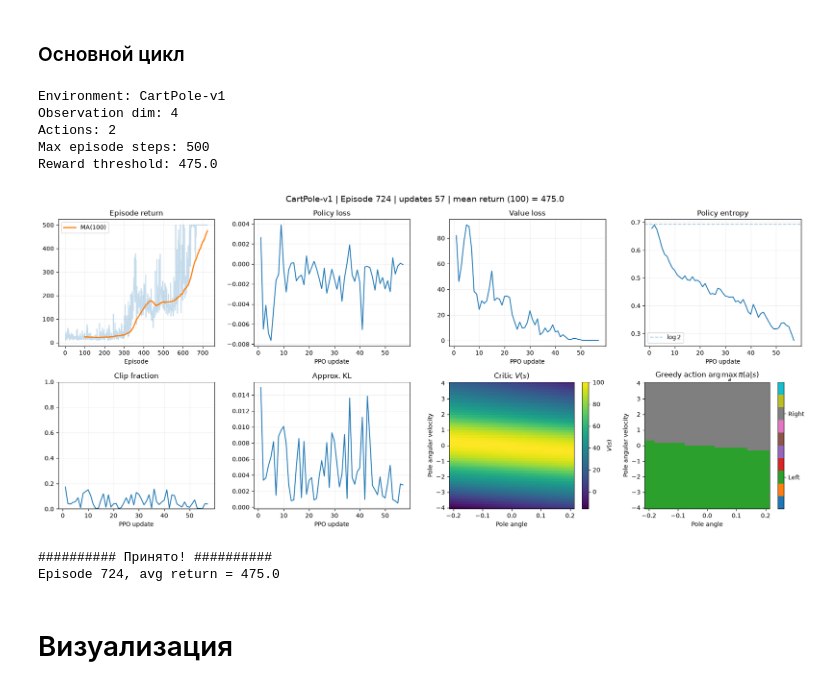
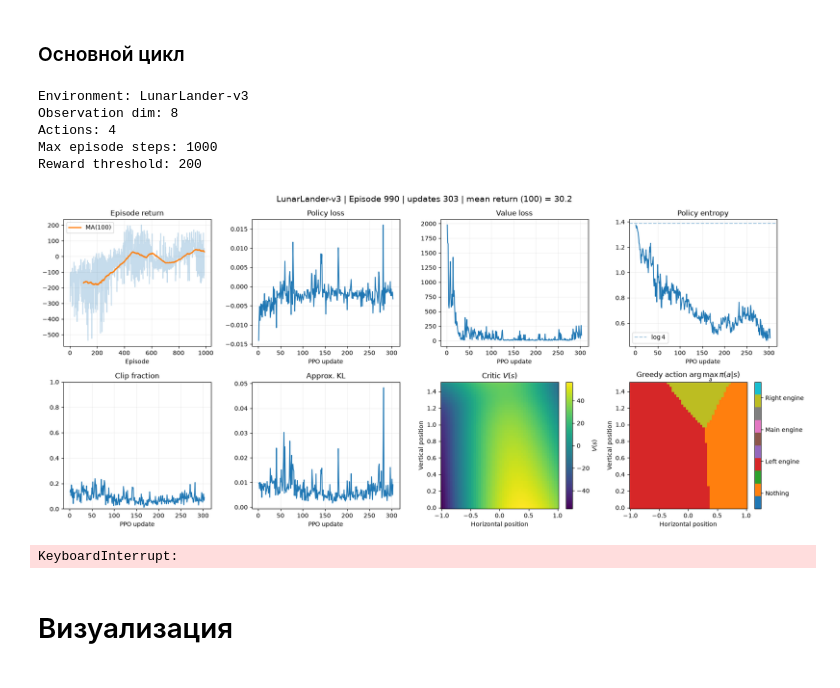
Before and after one commit to Tviskaron/SB-RL-2026, a Jupyter notebook: seminars/06-seminar-ppo.ipynb, the cells around one changed output. Drawn from its saved outputs; the diff is of its cells as text; code cells hidden in the pictures.

```diff
--- a/seminars/06-seminar-ppo.ipynb
+++ b/seminars/06-seminar-ppo.ipynb
@@ -1194,9 +1194,9 @@ class PPO:
 # %% [markdown]
 ### Основной цикл
 # %%
-env_name = "CartPole-v1"
+# env_name = "CartPole-v1"
 # env_name = "MountainCar-v0"
-# env_name = "LunarLander-v3"
+env_name = "LunarLander-v3"
 
 env = gym.make(env_name)
 
@@ -1224,17 +1224,17 @@ max_episodes = 50000
 n_latent_var = 128
 update_timestep = 2000
 
-lr = 0.01
+lr = 0.005
 betas = (0.9, 0.999)
 
-gamma = 0.99
+gamma = 0.999
 gae_lambda = 0.95
 
-K_epochs = 4
+K_epochs = 8
 eps_clip = 0.2
 
-vf_coef = 0.25
-ent_coef = 0.01
+vf_coef = 0.5
+ent_coef = 0.001
 
 random_seed = None
 
@@ -1316,41 +1316,40 @@ for i_episode in range(1, max_episodes + 1):
         if terminated or truncated:
             break
 
     dashboard.log_episode(
         i_episode,
         episode_return,
         t + 1,
     )
 
     # CartPole-v1 solved check
     if len(dashboard.returns) >= log_interval:
 
         avg_reward = np.mean(
             dashboard.returns[-log_interval:]
         )
 
         if avg_reward >= solved_reward:
             dashboard.render()
 
             print(
                 f"########## Принято! ##########\n"
                 f"Episode {i_episode}, "
                 f"avg return = {avg_reward:.1f}"
             )
 
             break
 
 
 env.close()
 # %% [output]
-Environment: CartPole-v1
-Observation dim: 4
-Actions: 2
-Max episode steps: 500
-Reward threshold: 475.0
+Environment: LunarLander-v3
+Observation dim: 8
+Actions: 4
+Max episode steps: 1000
+Reward threshold: 200
-[figure, old version]
+[figure, new version]
-########## Принято! ##########
-Episode 724, avg return = 475.0
+KeyboardInterrupt:
 # %% [markdown]
 # Визуализация
 # %%
```
Also changed, not shown: parts of 1 cell of this notebook, 2 other files.
